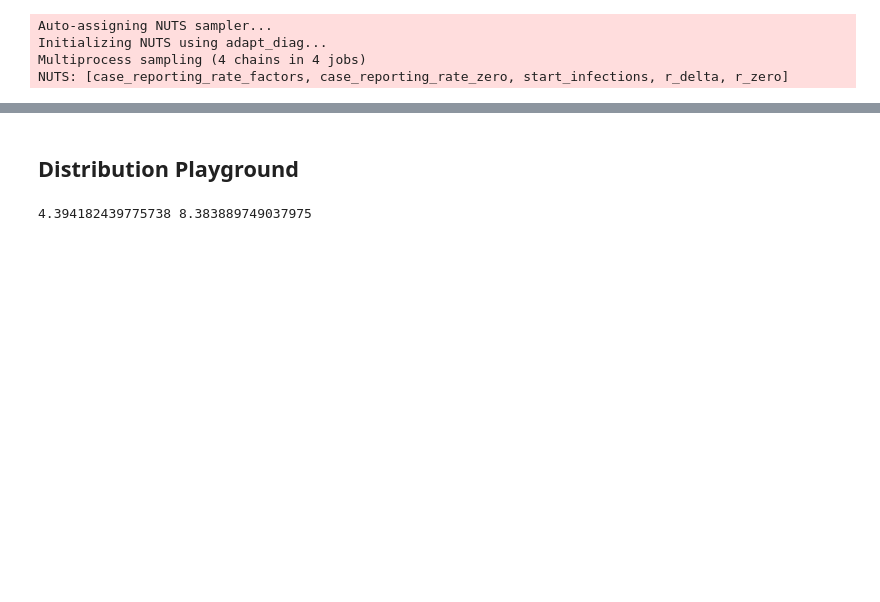
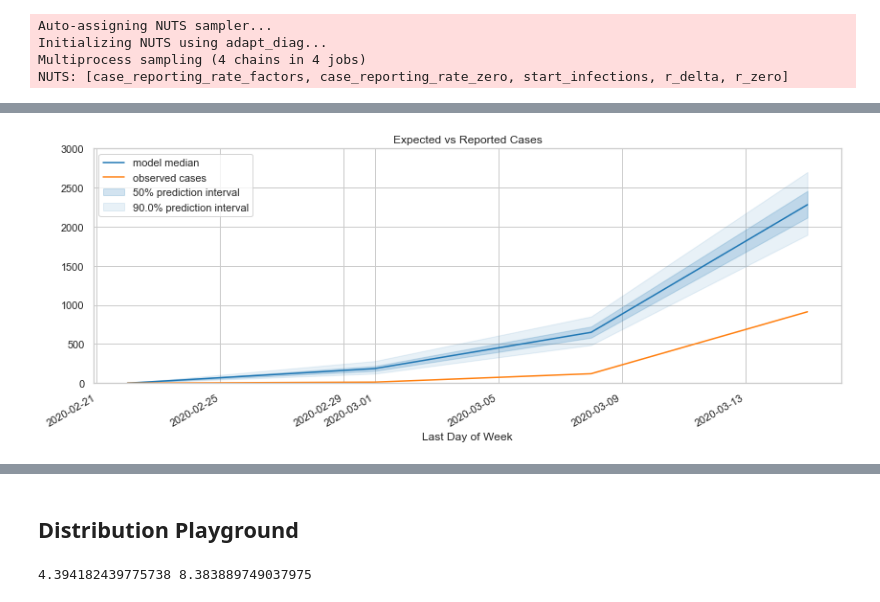
Before and after one commit to dan-tee/corona, a Jupyter notebook: Bayesian Model - weekly gen time.ipynb, the cells around one changed output, grey strips where cells are left out. Drawn from its saved outputs; the diff is of its cells as text; code cells hidden in the pictures; blank space fills up the shorter version.

```diff
--- a/Bayesian Model - weekly gen time.ipynb
+++ b/Bayesian Model - weekly gen time.ipynb
@@ -461,10 +493,12 @@ for i in range(3):
 # %%
 plot_sample_with_quantiles(trace['expected_cases'][:,:4], start_week)
 to_plot = cases[:4].copy()
 to_plot.index = week_numbers_to_dates(to_plot.index)
 to_plot.plot(label='observed cases')
-plt.legend(loc='upper right')
-plt.ylim([0, 2e3])
+plt.legend(loc='upper left')
+plt.ylim([0, 3000])
 plt.title('Expected vs Reported Cases');
+# %% [output]
+[figure, added]
 # %%
 _ = pm.traceplot(trace)
```
Also changed, not shown: parts of 20 cells of this notebook, 2 other files.
